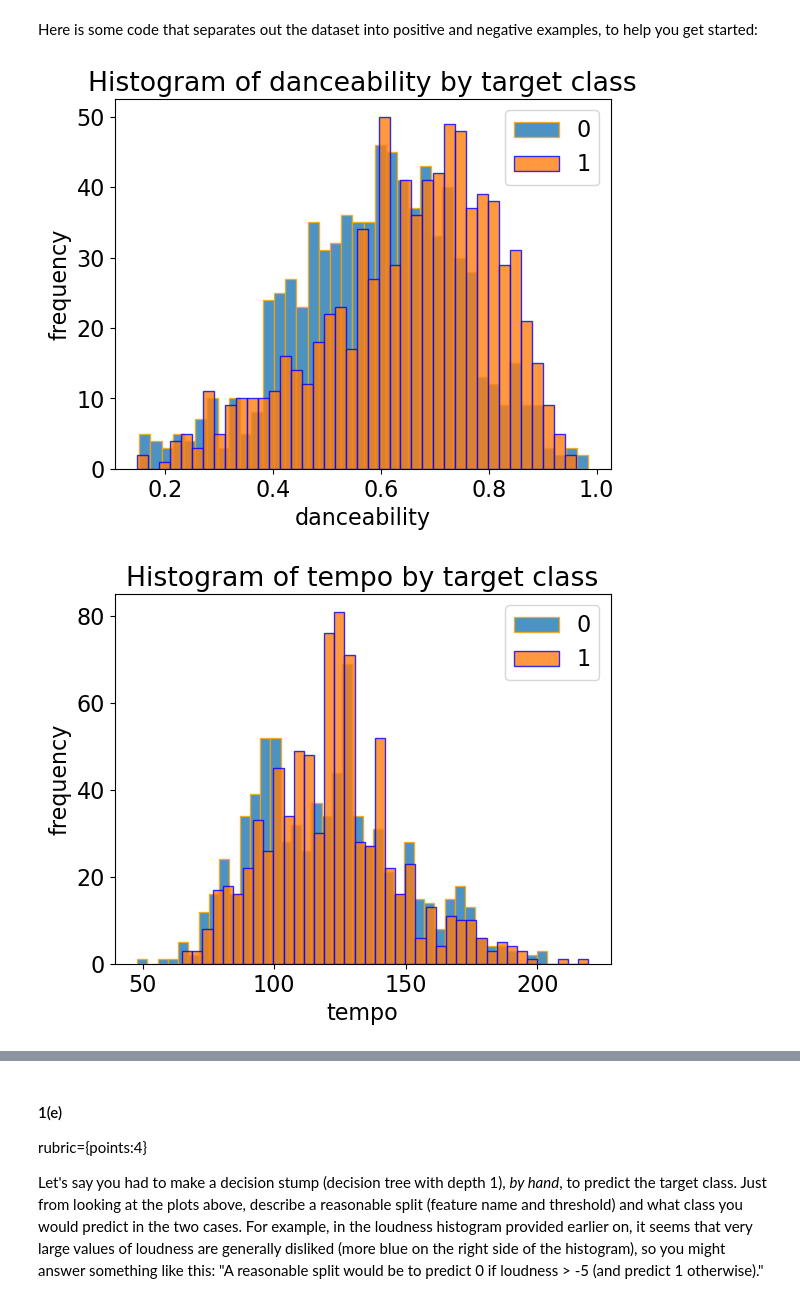
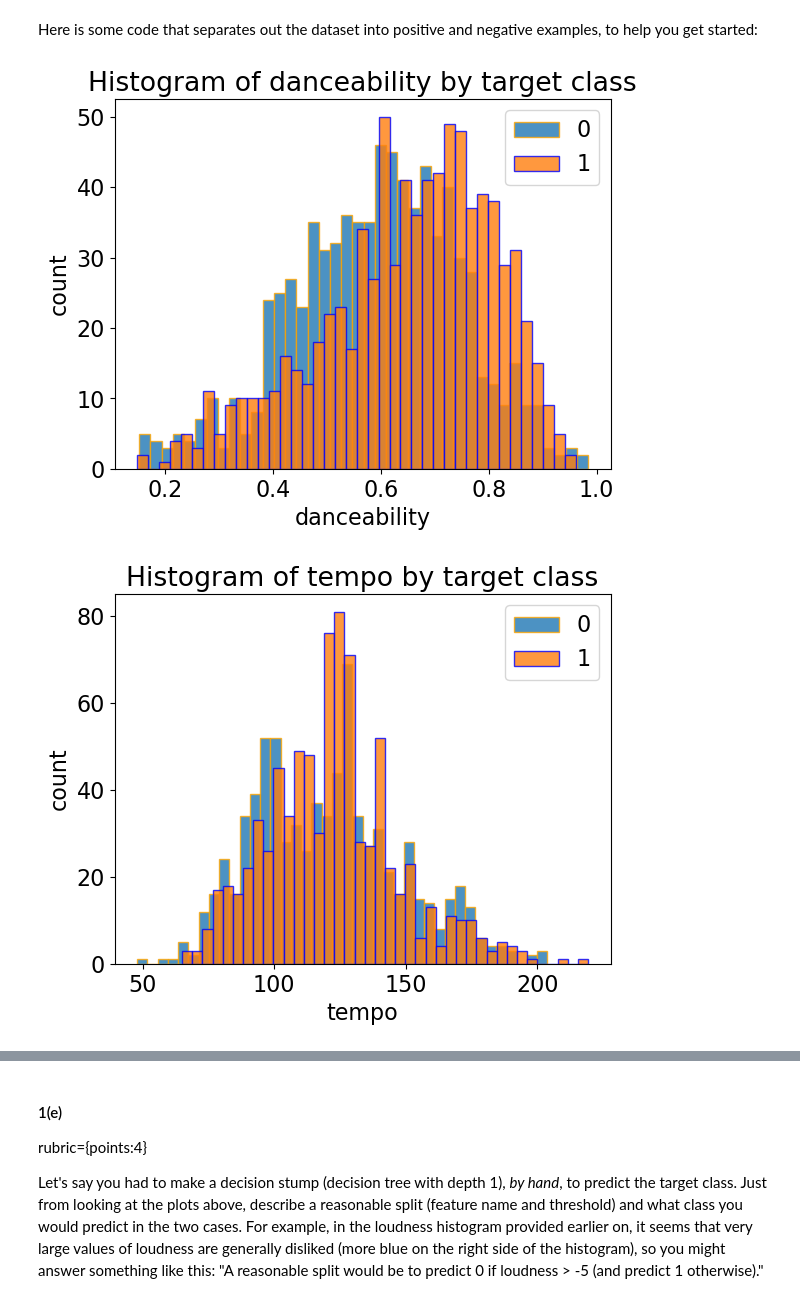
Before and after one commit to skyleapa/cpsc330-2022W2, a Jupyter notebook: hw/hw2/hw2.ipynb, the cells around one changed output, grey strips where cells are left out. Cells and saved outputs as stored; diff of their text form; code cells hidden in the pictures.

```diff
--- a/hw/hw2/hw2.ipynb
+++ b/hw/hw2/hw2.ipynb
@@ -121,21 +121,21 @@ Here is some code that separates out the dataset into positive and negative exam
 # %%
 negative_examples = df_train.query("target == 0")
 positive_examples = df_train.query("target == 1")
 
 columns = ['danceability', 'tempo', 'energy', 'valence']
 
 for i in range(0, 4):
     feature = columns[i]
 
     x = negative_examples[feature]
     y = positive_examples[feature]
     plt.hist(x, label='0', alpha=.8, edgecolor='orange', bins=40)
     plt.hist(y, label='1', alpha=.8, edgecolor='blue', bins=40)
     plt.xlabel(feature)
-    plt.ylabel("frequency")
+    plt.ylabel("count")
     plt.legend()
     plt.title("Histogram of " + feature + " by target class")
     plt.show();
 # %% [output]
-[figure, old version]
+[figure, new version]
-[figure, old version]
+[figure, new version]
```
Also changed, not shown: parts of 14 cells of this notebook.
